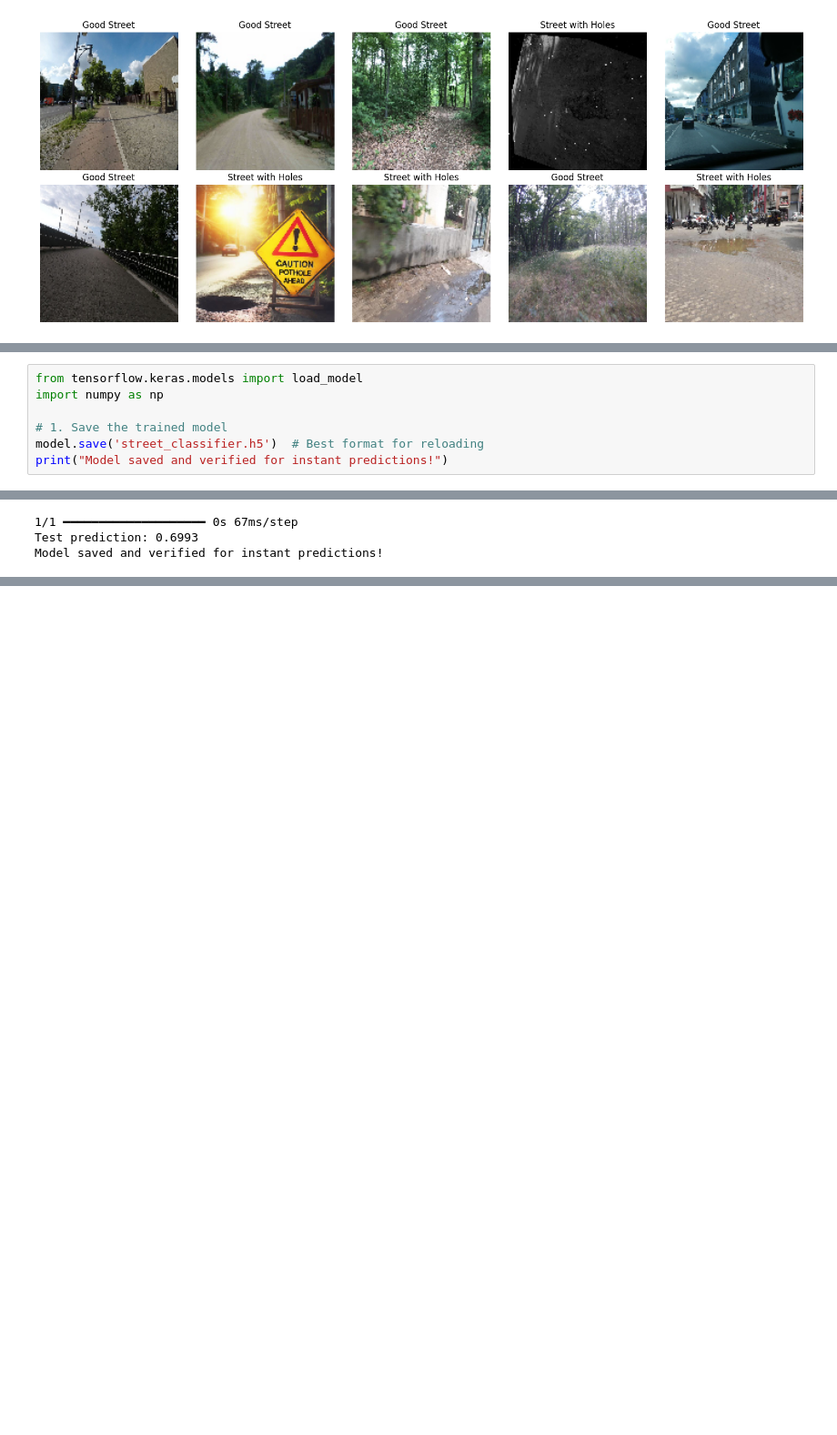
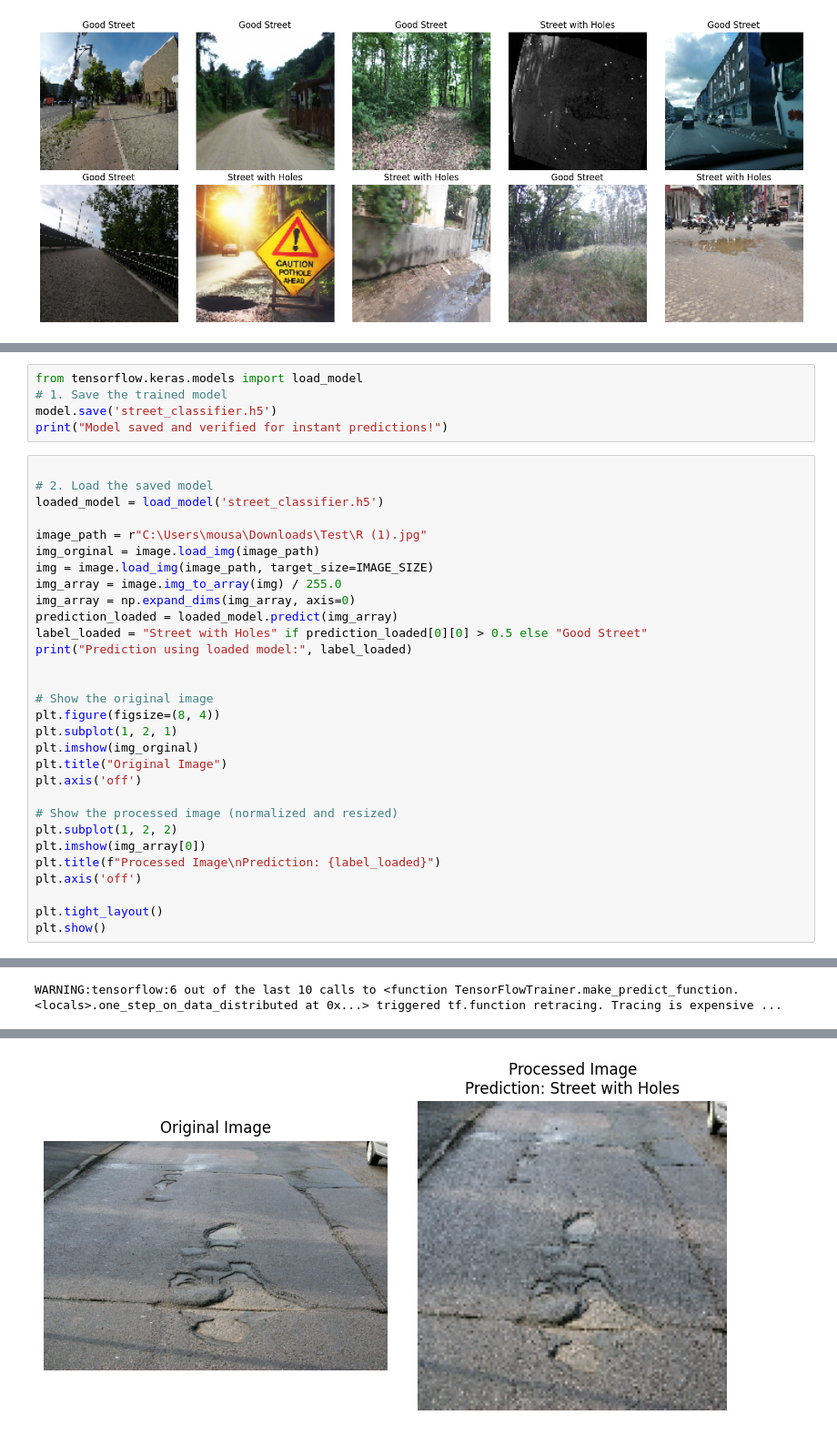
Before and after one commit to MousaAshraf/Street-holes-recognition, a Jupyter notebook: CNN.ipynb, the cells around one changed output, grey strips where cells are left out. Shown at 91% size. Drawn from its saved outputs; the diff is of its cells as text; blank space fills up the shorter version.

```diff
--- a/CNN.ipynb
+++ b/CNN.ipynb
@@ -206,8 +189,36 @@ plt.show()
+# %%
+from tensorflow.keras.models import load_model
+# 1. Save the trained model
+model.save('street_classifier.h5')
+print("Model saved and verified for instant predictions!")
 # %%
-from tensorflow.keras.models import load_model
-import numpy as np
 
-# 1. Save the trained model
-model.save('street_classifier.h5')  # Best format for reloading
-print("Model saved and verified for instant predictions!")
+# 2. Load the saved model
+loaded_model = load_model('street_classifier.h5')
+
+image_path = r"C:\Users\mousa\Downloads\Test\R (1).jpg"
+img_orginal = image.load_img(image_path)
+img = image.load_img(image_path, target_size=IMAGE_SIZE)
+img_array = image.img_to_array(img) / 255.0
+img_array = np.expand_dims(img_array, axis=0)
+prediction_loaded = loaded_model.predict(img_array)
+label_loaded = "Street with Holes" if prediction_loaded[0][0] > 0.5 else "Good Street"
+print("Prediction using loaded model:", label_loaded)
+
+
+# Show the original image
+plt.figure(figsize=(8, 4))
+plt.subplot(1, 2, 1)
+plt.imshow(img_orginal)
+plt.title("Original Image")
+plt.axis('off')
+
+# Show the processed image (normalized and resized)
+plt.subplot(1, 2, 2)
+plt.imshow(img_array[0])
+plt.title(f"Processed Image\nPrediction: {label_loaded}")
+plt.axis('off')
+
+plt.tight_layout()
+plt.show()
 # %% [output]
@@ -215,4 +225,2 @@ WARNING:absl:You are saving your model as an HDF5 file via `model.save()` or `ke
 WARNING:absl:Compiled the loaded model, but the compiled metrics have yet to be built. `model.compile_metrics` will be empty until you train or evaluate the model.
-1/1 ━━━━━━━━━━━━━━━━━━━━ 0s 67ms/step
-Test prediction: 0.6993
-Model saved and verified for instant predictions!
+WARNING:tensorflow:6 out of the last 10 calls to <function TensorFlowTrainer.make_predict_function.<locals>.one_step_on_data_distributed at 0x...> triggered tf.function retracing. Tracing is expensive ...
@@ -218,0 +230 @@ Model saved and verified for instant predictions!
+[figure, added]
```
Also changed, not shown: parts of 3 cells of this notebook, 2 other files.
